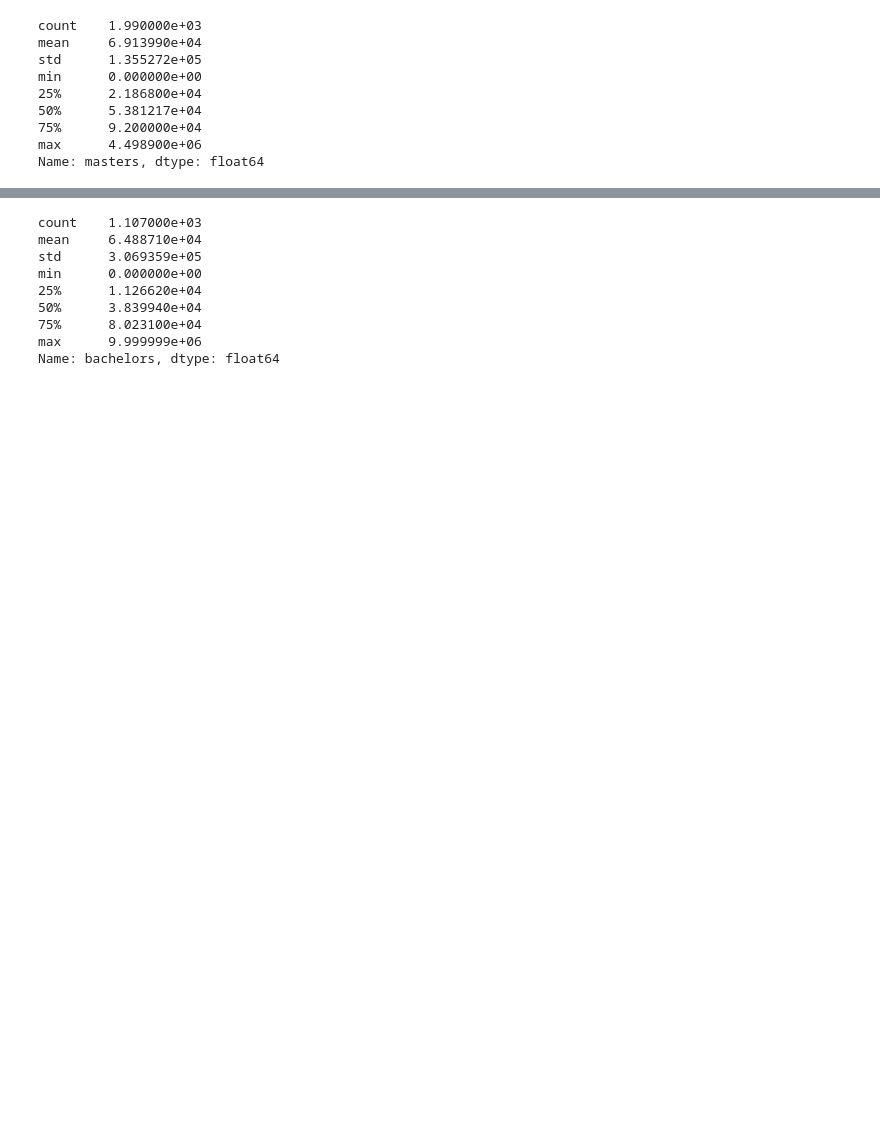
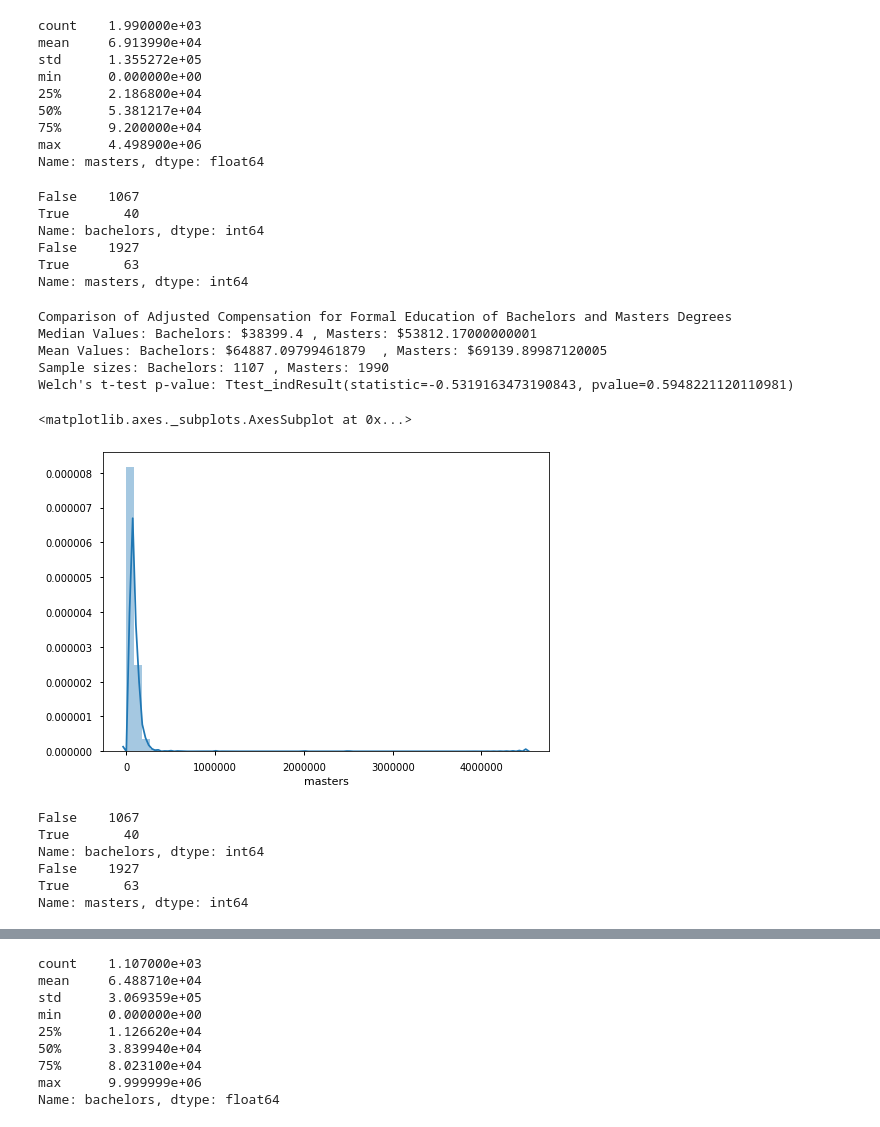
Before and after one commit to andiosika/dsc-in-depth-ab-testing-lab-online-ds-pt-100719, a Jupyter notebook: index-Copy1.ipynb, the cells around one changed output, grey strips where cells are left out. Cells and saved outputs as stored; diff of their text form; code cells hidden in the pictures; blank space fills up the shorter version.

```diff
--- a/index-Copy1.ipynb
+++ b/index-Copy1.ipynb
@@ -43,3 +43,6 @@ RangeIndex: 26394 entries, 0 to 26393
 Columns: 230 entries, GenderSelect to AdjustedCompensation
 dtypes: float64(15), object(215)
 memory usage: 46.3+ MB
+# %%
+df= df.dropna(subset=['FormalEducation','AdjustedCompensation'])
+df.head()
@@ -57,0 +92,4 @@ df.describe()
+# %%
+plt.style.use('seaborn-notebook')
+pd.set_option('max_colwidth', 10000)
+pd.set_option('display.max_rows',0)
@@ -57,0 +139,2 @@ df.describe()
+# %%
+df = df[['AdjustedCompensation', 'FormalEducation']].dropna()
@@ -115,3 +205,0 @@ Mean Adjusted Compensation: $69139.90
-# %%
-masters = df[df['FormalEducation']=="Master's degree"]
-len(masters)
@@ -192,6 +321,31 @@ min      0.000000e+00
 75%      9.200000e+04
 max      4.498900e+06
 Name: masters, dtype: float64
+# %%
+def find_outliers_IQR(data):
+    """Identifies outliers using Tukeys IQR method."""
+    masters=data
+    res= masters.describe()
+
+    IQR = res['75%'] -  res['25%']
+    lower_limit = res['25%'] - 1.5*IQR
+    upper_limit = res['75%'] + 1.5*IQR
+
+    idx_outs = (masters>upper_limit) | (masters<lower_limit)
+    idx_outs.value_counts()
+
+    return idx_outs
+idx_outs_b = find_outliers_IQR(bachelors)
+idx_outs_m = find_outliers_IQR(masters)
+print(idx_outs_b.value_counts())
+print(idx_outs_m.value_counts())
+# %% [output]
+False    1067
+True       40
+Name: bachelors, dtype: int64
+False    1927
+True       63
+Name: masters, dtype: int64
 # %%
 iqr = ans['75%'] - ans['25%']
 # %%
@@ -204,0 +359,43 @@ mst = masters[bigger_than_thresh | smaller_than_thresh].rename(masters)
+# %%
+print(f'Comparison of Adjusted Compensation for Formal Education of Bachelors and Masters Degrees')
+print(f"Median Values: Bachelors: ${np.median(bachelors)} , Masters: ${np.median(masters)}")
+print(f"Mean Values: Bachelors: ${bargs['mean']}  , Masters: ${margs['mean']}")
+print(f"Sample sizes: Bachelors: {len(bachelors)} , Masters: {len(masters)}")
+print(f"Welch's t-test p-value: {stats.ttest_ind(bachelors, masters)}")
+# %% [output]
+Comparison of Adjusted Compensation for Formal Education of Bachelors and Masters Degrees
+Median Values: Bachelors: $38399.4 , Masters: $53812.17000000001
+Mean Values: Bachelors: $64887.09799461879  , Masters: $69139.89987120005
+Sample sizes: Bachelors: 1107 , Masters: 1990
+Welch's t-test p-value: Ttest_indResult(statistic=-0.5319163473190843, pvalue=0.5948221120110981)
+# %%
+sns.distplot(masters)
+# %% [output]
+<matplotlib.axes._subplots.AxesSubplot at 0x...>
+[figure, added]
+# %%
+
+def find_outliers_IQR(data):
+    """Identifies outliers using Tukeys IQR method."""
+    masters=data
+    res= masters.describe()
+
+    IQR = res['75%'] -  res['25%']
+    lower_limit = res['25%'] - 1.5*IQR
+    upper_limit = res['75%'] + 1.5*IQR
+
+    idx_outs = (masters>upper_limit) | (masters<lower_limit)
+    idx_outs.value_counts()
+
+    return idx_outs
+idx_outs_b = find_outliers_IQR(bachelors)
+idx_outs_m = find_outliers_IQR(masters)
+print(idx_outs_b.value_counts())
+print(idx_outs_m.value_counts())
+# %% [output]
+False    1067
+True       40
+Name: bachelors, dtype: int64
+False    1927
+True       63
+Name: masters, dtype: int64
```
Also changed, not shown: parts of 49 cells of this notebook.
